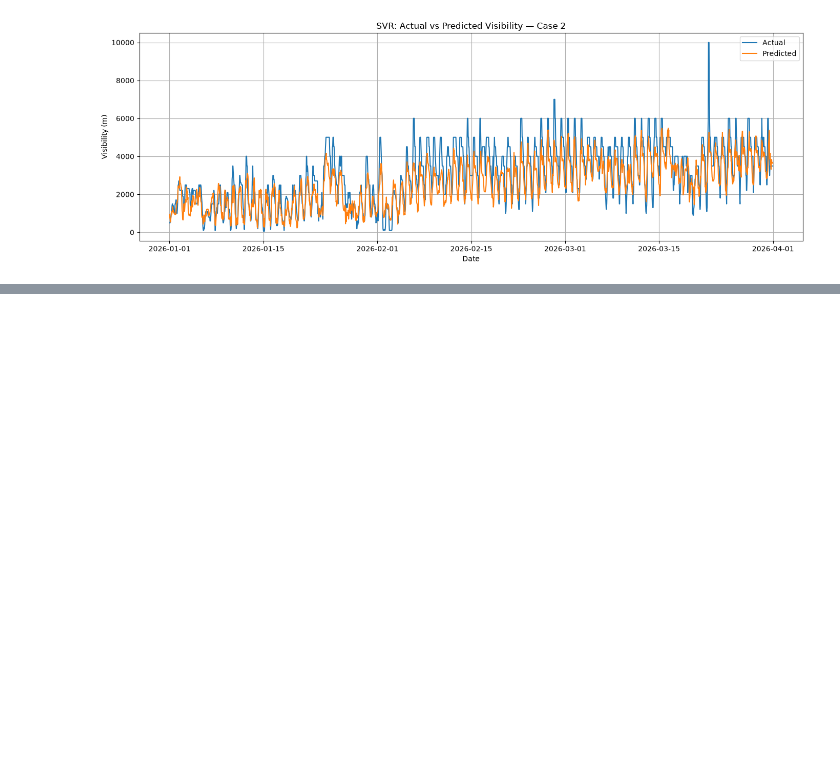
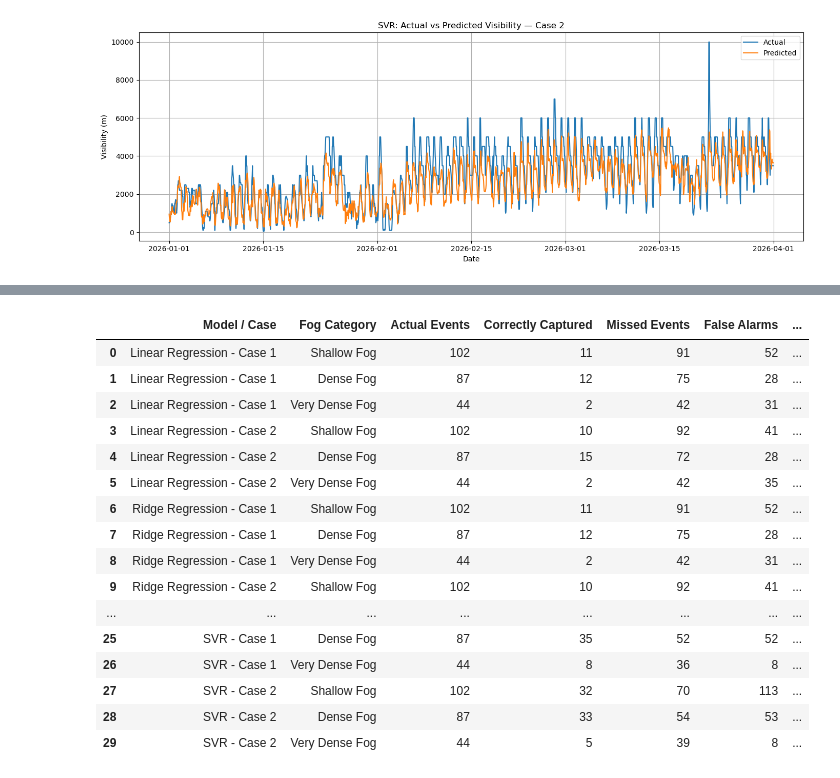
Before and after one commit to Anwesha-TU/AeroViz, a Jupyter notebook: codes/models.ipynb, the cells around one changed output, grey strips where cells are left out. Saved outputs shown, nothing was run; the diff lists cells and outputs as text; code cells hidden in the pictures; blank space fills up the shorter version.

Commit message:
category-wise predictions checked

```diff
--- a/codes/models.ipynb
+++ b/codes/models.ipynb
@@ -1393,0 +1748,52 @@ plt.show()
+# %%
+all_category_results = []
+
+for name, (y_actual, y_predicted) in all_predictions.items():
+
+    category_results = evaluate_fog_categories(
+        y_actual,
+        y_predicted
+    )
+
+    category_results.insert(
+        0,
+        "Model / Case",
+        name
+    )
+
+    all_category_results.append(
+        category_results
+    )
+
+
+category_results_df = pd.concat(
+    all_category_results,
+    ignore_index=True
+)
+
+# Round the performance metrics
+category_results_df[
+    ["Detection Rate", "Precision", "F1 Score"]
+] = category_results_df[
+    ["Detection Rate", "Precision", "F1 Score"]
+].round(4)
+
+category_results_df
+# %% [output]
+|  | Model / Case | Fog Category | Actual Events | Correctly Captured | Missed Events | False Alarms | ... |
+| 0 | Linear Regression - Case 1 | Shallow Fog | 102 | 11 | 91 | 52 | ... |
+| 1 | Linear Regression - Case 1 | Dense Fog | 87 | 12 | 75 | 28 | ... |
+| 2 | Linear Regression - Case 1 | Very Dense Fog | 44 | 2 | 42 | 31 | ... |
+| 3 | Linear Regression - Case 2 | Shallow Fog | 102 | 10 | 92 | 41 | ... |
+| 4 | Linear Regression - Case 2 | Dense Fog | 87 | 15 | 72 | 28 | ... |
+| 5 | Linear Regression - Case 2 | Very Dense Fog | 44 | 2 | 42 | 35 | ... |
+| 6 | Ridge Regression - Case 1 | Shallow Fog | 102 | 11 | 91 | 52 | ... |
+| 7 | Ridge Regression - Case 1 | Dense Fog | 87 | 12 | 75 | 28 | ... |
+| 8 | Ridge Regression - Case 1 | Very Dense Fog | 44 | 2 | 42 | 31 | ... |
+| 9 | Ridge Regression - Case 2 | Shallow Fog | 102 | 10 | 92 | 41 | ... |
+| ... | ... | ... | ... | ... | ... | ... | ... |
+| 25 | SVR - Case 1 | Dense Fog | 87 | 35 | 52 | 52 | ... |
+| 26 | SVR - Case 1 | Very Dense Fog | 44 | 8 | 36 | 8 | ... |
+| 27 | SVR - Case 2 | Shallow Fog | 102 | 32 | 70 | 113 | ... |
+| 28 | SVR - Case 2 | Dense Fog | 87 | 33 | 54 | 53 | ... |
+| 29 | SVR - Case 2 | Very Dense Fog | 44 | 5 | 39 | 8 | ... |
```
Also changed, not shown: parts of 31 cells of this notebook, 1 other file.
